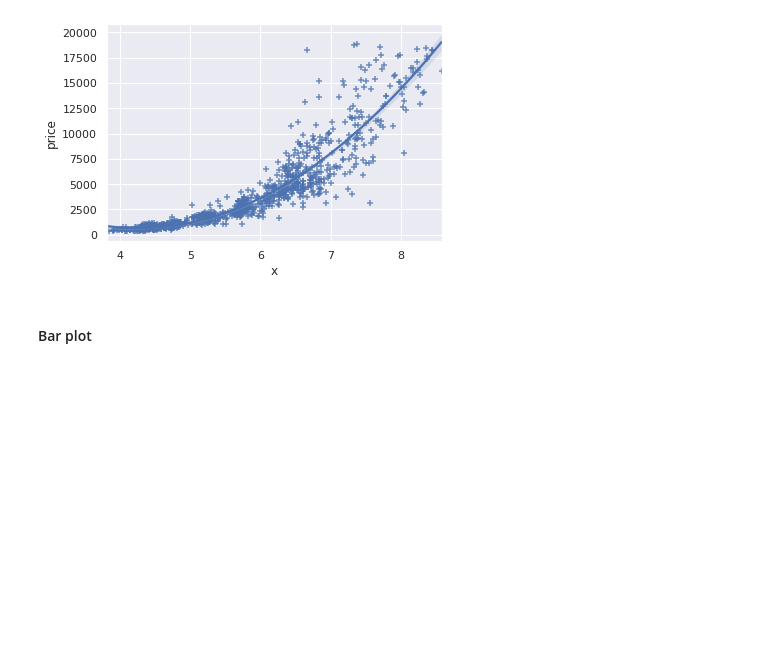
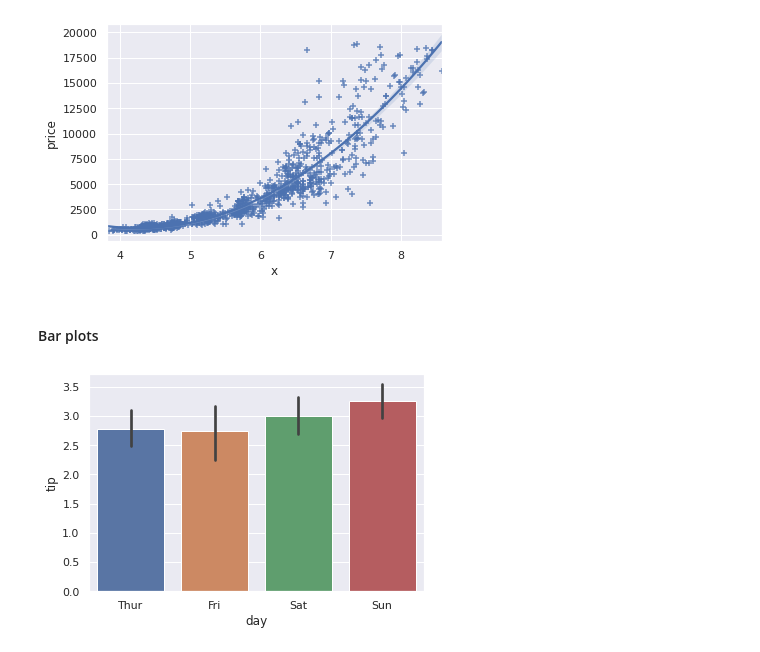
Before and after one commit to swami-gait/Foundations_of_datascience, a Jupyter notebook: FDS_WK12_DataViz.ipynb, the cells around one changed output. Saved outputs shown, nothing was run; the diff lists cells and outputs as text; code cells hidden in the pictures; blank space fills up the shorter version.

```diff
--- a/FDS_WK12_DataViz.ipynb
+++ b/FDS_WK12_DataViz.ipynb
@@ -483,4 +483,8 @@ sns.regplot('x','price',data=d.sample(1000),order=2,marker='+');
 # %% [output]
 [figure]
 # %% [markdown]
-#### Bar plot
+#### Bar plots
+# %%
+sns.barplot('day','tip',data=t);
+# %% [output]
+[figure, added]
```
Also changed, not shown: parts of 5 cells of this notebook.
